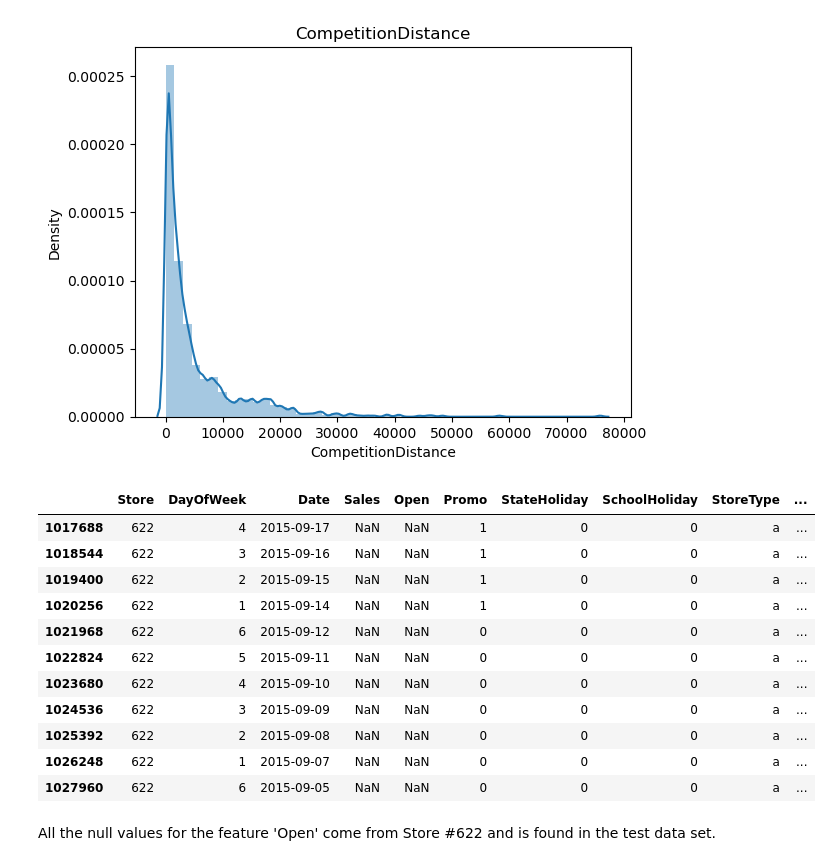
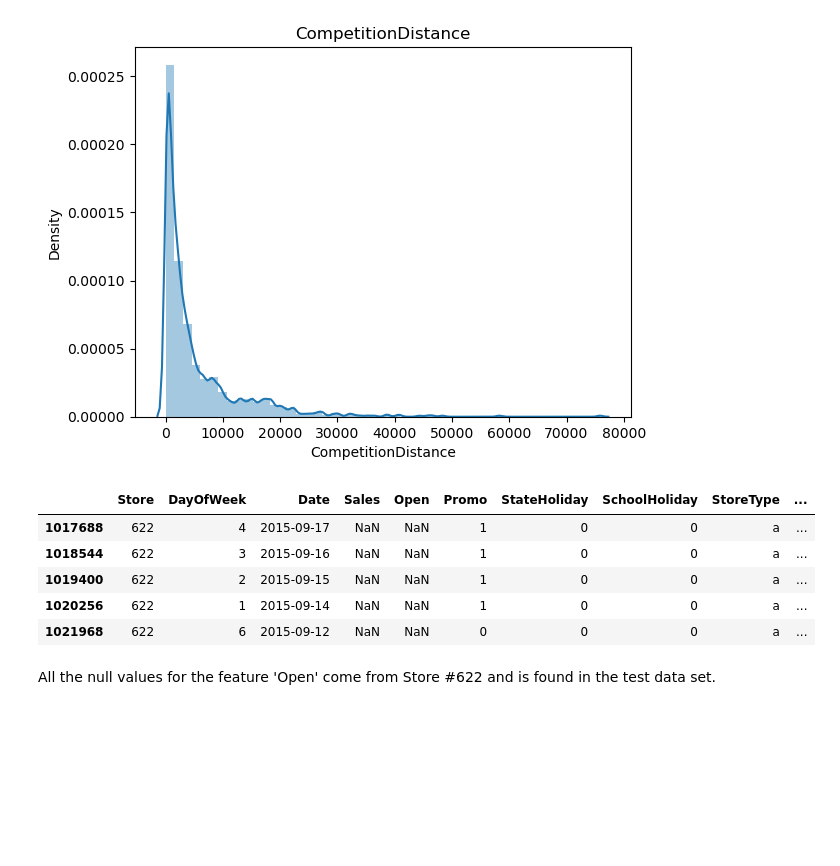
Before and after one commit to lynnmench/Rossmann_Store_Sales, a Jupyter notebook: Rossmann_Store_EDA.ipynb, the cells around one changed output. Drawn from its saved outputs; the diff is of its cells as text; code cells hidden in the pictures; blank space fills up the shorter version.

```diff
--- a/Rossmann_Store_EDA.ipynb
+++ b/Rossmann_Store_EDA.ipynb
@@ -610,20 +610,14 @@ https://gist.github.com/mwaskom/de44147ed2974457ad6372750bbe5751
 # %%
 #Looking at data set with null 'Open'
 
-full_df[full_df['Open'].isnull()]
+full_df[full_df['Open'].isnull()].head()
 # %% [output]
 |  | Store | DayOfWeek | Date | Sales | Open | Promo | StateHoliday | SchoolHoliday | StoreType | ... |
 | 1017688 | 622 | 4 | 2015-09-17 | NaN | NaN | 1 | 0 | 0 | a | ... |
 | 1018544 | 622 | 3 | 2015-09-16 | NaN | NaN | 1 | 0 | 0 | a | ... |
 | 1019400 | 622 | 2 | 2015-09-15 | NaN | NaN | 1 | 0 | 0 | a | ... |
 | 1020256 | 622 | 1 | 2015-09-14 | NaN | NaN | 1 | 0 | 0 | a | ... |
 | 1021968 | 622 | 6 | 2015-09-12 | NaN | NaN | 0 | 0 | 0 | a | ... |
-| 1022824 | 622 | 5 | 2015-09-11 | NaN | NaN | 0 | 0 | 0 | a | ... |
-| 1023680 | 622 | 4 | 2015-09-10 | NaN | NaN | 0 | 0 | 0 | a | ... |
-| 1024536 | 622 | 3 | 2015-09-09 | NaN | NaN | 0 | 0 | 0 | a | ... |
-| 1025392 | 622 | 2 | 2015-09-08 | NaN | NaN | 0 | 0 | 0 | a | ... |
-| 1026248 | 622 | 1 | 2015-09-07 | NaN | NaN | 0 | 0 | 0 | a | ... |
-| 1027960 | 622 | 6 | 2015-09-05 | NaN | NaN | 0 | 0 | 0 | a | ... |
 # %% [markdown]
 
 All the null values for the feature 'Open' come from Store #622 and is found in the test data set.
```
Also changed, not shown: parts of 9 cells of this notebook, 1 other file.
